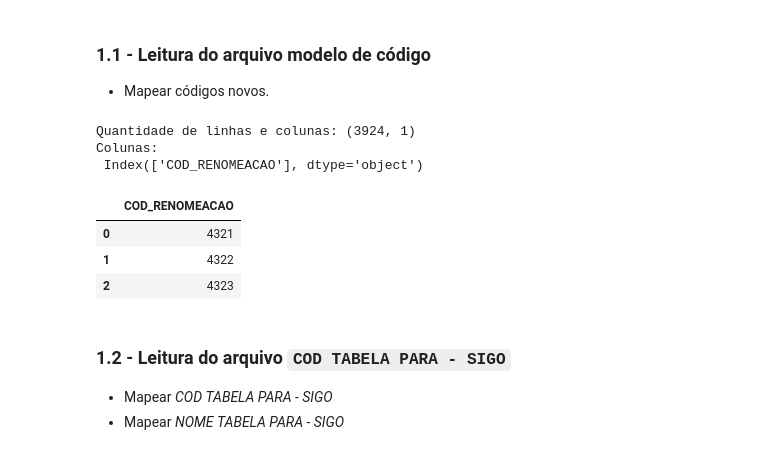
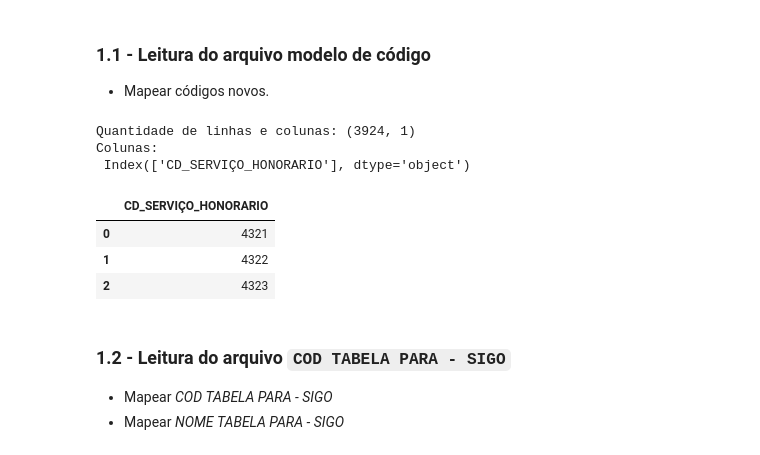
Before and after one commit to Jefferson170713/Project_HapDoc, a Jupyter notebook: script_teste.ipynb, the cells around one changed output. Saved outputs shown, nothing was run; the diff lists cells and outputs as text; code cells hidden in the pictures.

```diff
--- a/script_teste.ipynb
+++ b/script_teste.ipynb
@@ -40,21 +40,23 @@ Colunas:
 # %%
 # importando as bibliotecas necessárias
 import pandas as pd
 
 
 # lendo o arquivo
 df_cod = pd.read_csv(r'./modelo_cod_renomeacao.csv', sep=';', encoding='latin1', low_memory=False)
 # mostrando a quantidade de linhas e colunas
 print(f'Quantidade de linhas e colunas: {df_cod.shape}')
+# Renomendando as colunas
+df_cod.rename( columns={'COD_RENOMEACAO':'CD_SERVIÇO_HONORARIO'}, inplace=True)
 # Mostrando as colunas
 print(f'Colunas: \n {df_cod.columns}')
 # Mostrando as primeiras linhas
 df_cod.head(3)
 # %% [output]
 Quantidade de linhas e colunas: (3924, 1)
 Colunas:
- Index(['COD_RENOMEACAO'], dtype='object')
+ Index(['CD_SERVIÇO_HONORARIO'], dtype='object')
-|  | COD_RENOMEACAO |
+|  | CD_SERVIÇO_HONORARIO |
 | 0 | 4321 |
 | 1 | 4322 |
 | 2 | 4323 |
```
Also changed, not shown: parts of 5 cells of this notebook.
